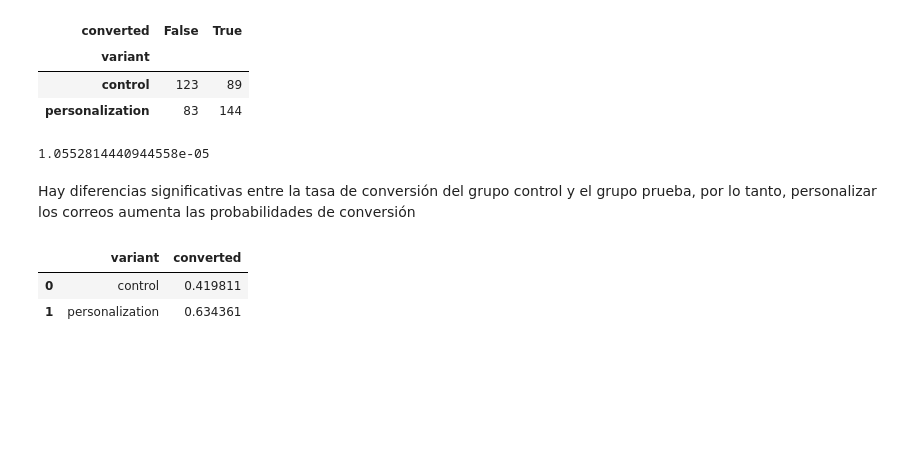
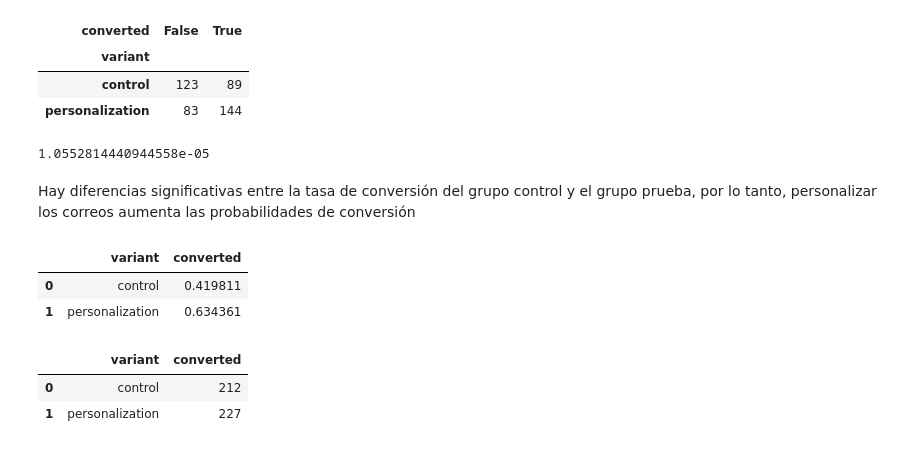
Before and after one commit to MiguelAMeloM/Miguel_DataAnalytics, a Jupyter notebook: ABtesting/AB_testing.ipynb, the cells around one changed output. Saved outputs shown, nothing was run; the diff lists cells and outputs as text; code cells hidden in the pictures; blank space fills up the shorter version.

```diff
--- a/ABtesting/AB_testing.ipynb
+++ b/ABtesting/AB_testing.ipynb
@@ -335,3 +335,9 @@ df.groupby('variant',as_index=False)['converted'].mean()
 |  | variant | converted |
 | 0 | control | 0.419811 |
 | 1 | personalization | 0.634361 |
+# %%
+df.groupby('variant',as_index=False)['converted'].count()
+# %% [output]
+|  | variant | converted |
+| 0 | control | 212 |
+| 1 | personalization | 227 |
```
Also changed, not shown: parts of 1 cell of this notebook.
